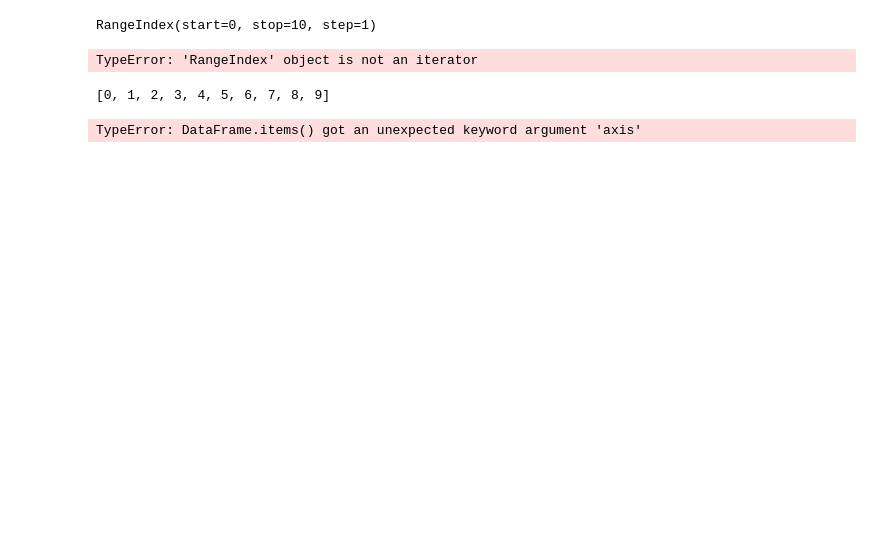
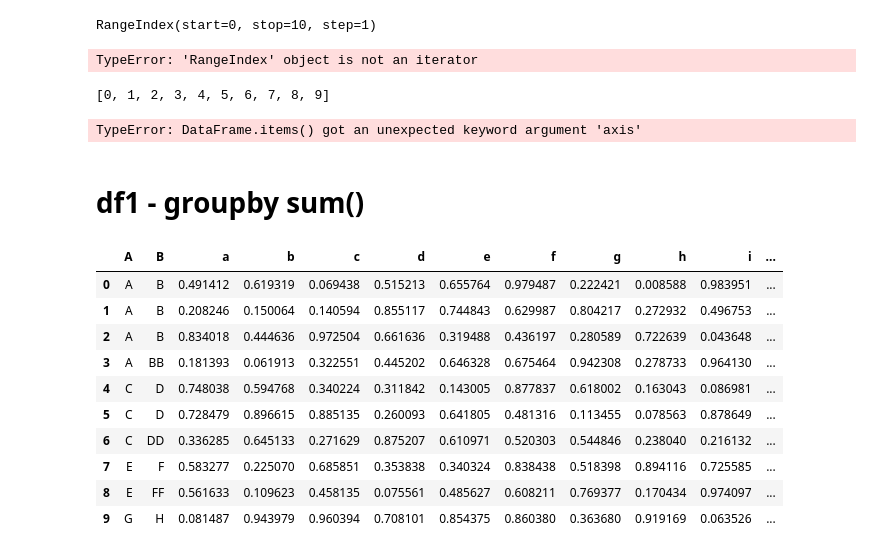
Before and after one commit to funkacer/Python_2024, a Jupyter notebook: pandas/df_iterate_rows_columns.ipynb, the cells around one changed output. Saved outputs shown, nothing was run; the diff lists cells and outputs as text; code cells hidden in the pictures; blank space fills up the shorter version.

```diff
--- a/pandas/df_iterate_rows_columns.ipynb
+++ b/pandas/df_iterate_rows_columns.ipynb
@@ -160,3 +170,33 @@ TypeError: 'RangeIndex' object is not an iterator
 df.items(axis = 1)
 # %% [output]
 TypeError: DataFrame.items() got an unexpected keyword argument 'axis'
+# %% [markdown]
+# df1 - groupby sum()
+# %%
+keys = np.array([
+        ['A', 'B'],
+        ['A', 'B'],
+        ['A', 'B'],
+        ['A', 'BB'],
+        ['C', 'D'],
+        ['C', 'D'],
+        ['C', 'DD'],
+        ['E', 'F'],
+        ['E', 'FF'],
+        ['G', 'H']
+        ])
+# %%
+df1 = pd.DataFrame(keys, columns = ['A', 'B']).join(df)
+df1
+# %% [output]
+|  | A | B | a | b | c | d | e | f | g | h | i | ... |
+| 0 | A | B | 0.491412 | 0.619319 | 0.069438 | 0.515213 | 0.655764 | 0.979487 | 0.222421 | 0.008588 | 0.983951 | ... |
+| 1 | A | B | 0.208246 | 0.150064 | 0.140594 | 0.855117 | 0.744843 | 0.629987 | 0.804217 | 0.272932 | 0.496753 | ... |
+| 2 | A | B | 0.834018 | 0.444636 | 0.972504 | 0.661636 | 0.319488 | 0.436197 | 0.280589 | 0.722639 | 0.043648 | ... |
+| 3 | A | BB | 0.181393 | 0.061913 | 0.322551 | 0.445202 | 0.646328 | 0.675464 | 0.942308 | 0.278733 | 0.964130 | ... |
+| 4 | C | D | 0.748038 | 0.594768 | 0.340224 | 0.311842 | 0.143005 | 0.877837 | 0.618002 | 0.163043 | 0.086981 | ... |
+| 5 | C | D | 0.728479 | 0.896615 | 0.885135 | 0.260093 | 0.641805 | 0.481316 | 0.113455 | 0.078563 | 0.878649 | ... |
+| 6 | C | DD | 0.336285 | 0.645133 | 0.271629 | 0.875207 | 0.610971 | 0.520303 | 0.544846 | 0.238040 | 0.216132 | ... |
+| 7 | E | F | 0.583277 | 0.225070 | 0.685851 | 0.353838 | 0.340324 | 0.838438 | 0.518398 | 0.894116 | 0.725585 | ... |
+| 8 | E | FF | 0.561633 | 0.109623 | 0.458135 | 0.075561 | 0.485627 | 0.608211 | 0.769377 | 0.170434 | 0.974097 | ... |
+| 9 | G | H | 0.081487 | 0.943979 | 0.960394 | 0.708101 | 0.854375 | 0.860380 | 0.363680 | 0.919169 | 0.063526 | ... |
```
Also changed, not shown: parts of 38 cells of this notebook, 3 other files.
